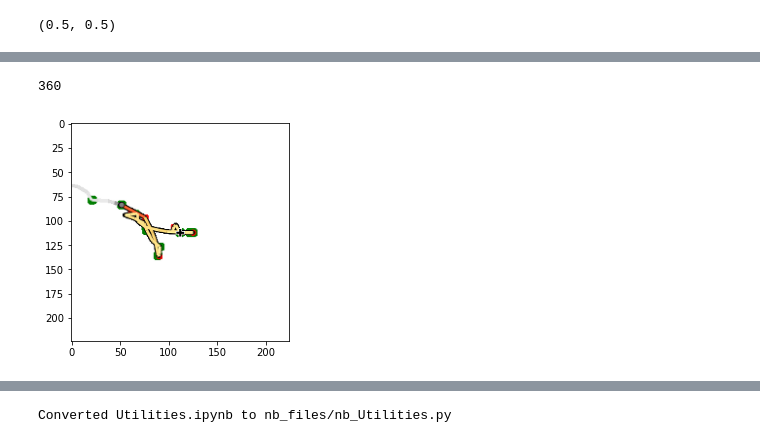
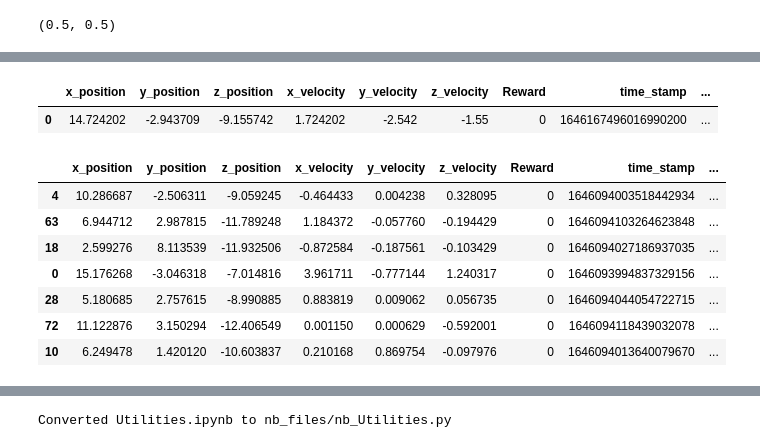
Before and after one commit to SBrewer15/AirSim-UAV-Reinforcement-Learning, a Jupyter notebook: Utilities.ipynb, the cells around one changed output, grey strips where cells are left out. Cells and saved outputs as stored; diff of their text form; code cells hidden in the pictures.

```diff
--- a/Utilities.ipynb
+++ b/Utilities.ipynb
@@ -177,6 +188,9 @@ class GPShistory:
     def saveGPS2csv(self, filename):
         self.df.to_csv(filename, index=False)
 
+    def loadGPScsv(self, filename):
+        self.df=pd.read_csv(filename)
+
     def GPS2image(self, Save=False, path='data', filename='Test'):
         df=self.df.copy()
         # no fly zones still need to be implimented
@@ -197,7 +211,7 @@ class GPShistory:
                 clr='YlOrRd'; rad=20
                 x_cntr=frame.loc[frame.index[-1],'x_position']
                 y_cntr=frame.loc[frame.index[-1],'y_position']
-                #plt.plot(frame['x_position'], frame['y_position'], color='k', lw=6) # makes a black edge to line
+                # plt.plot(frame['x_position'], frame['y_position'], color='k', lw=6) # makes a black edge to line (not working in linux)
                 # set the most recent position to the center of plot and shows 20 meters in all directions
                 plt.xlim(x_cntr-rad,x_cntr+rad); plt.ylim(y_cntr-rad,y_cntr+rad)
 
@@ -220,7 +234,12 @@ class GPShistory:
         # plot to image array
         arr = np.frombuffer(fig.canvas.tostring_rgb(), dtype=np.uint8)
         arr = arr.reshape(fig.canvas.get_width_height()[::-1] + (3,))
-        plt.close('all')
+        plt.close(fig)
+        plt.figure().clear()
+        plt.close()
+        plt.cla()
+        plt.clf()
+        # this padding only works for 224x224 images
         arr=cv2.resize(arr[11:arr.shape[0]-28,38:arr.shape[0]-10], (self.sz), interpolation=cv2.INTER_CUBIC)
         img=arr.copy()
         arr=arr.reshape((3,)+self.sz)
@@ -230,7 +249,7 @@ class GPShistory:
             fig = plt.figure()
             plt.imshow(img)
             fig.savefig(filename+'.png')
-            plt.close('all')
+            plt.close(fig)
 
         return arr
 # %%
@@ -339,12 +277,0 @@ arr = arr.reshape(fig.canvas.get_width_height()[::-1] + (3,))
-# %%
-arr.shape[0]
-# %% [output]
-360
-# %%
-import cv2
-img=cv2.resize(arr[11:arr.shape[0]-28,38:arr.shape[0]-10], (sz), interpolation=cv2.INTER_CUBIC)
-
-plt.imshow(img)
-plt.show()
-# %% [output]
-[figure, removed]
@@ -350,0 +280,5 @@ plt.show()
+# %%
+df_gps.df
+# %% [output]
+|  | x_position | y_position | z_position | x_velocity | y_velocity | z_velocity | Reward | time_stamp | ... |
+| 0 | 14.724202 | -2.943709 | -9.155742 | 1.724202 | -2.542 | -1.55 | 0 | 1646167496016990200 | ... |
@@ -350,0 +287,11 @@ plt.show()
+# %%
+df_gps.df.sample(7)
+# %% [output]
+|  | x_position | y_position | z_position | x_velocity | y_velocity | z_velocity | Reward | time_stamp | ... |
+| 4 | 10.286687 | -2.506311 | -9.059245 | -0.464433 | 0.004238 | 0.328095 | 0 | 1646094003518442934 | ... |
+| 63 | 6.944712 | 2.987815 | -11.789248 | 1.184372 | -0.057760 | -0.194429 | 0 | 1646094103264623848 | ... |
+| 18 | 2.599276 | 8.113539 | -11.932506 | -0.872584 | -0.187561 | -0.103429 | 0 | 1646094027186937035 | ... |
+| 0 | 15.176268 | -3.046318 | -7.014816 | 3.961711 | -0.777144 | 1.240317 | 0 | 1646093994837329156 | ... |
+| 28 | 5.180685 | 2.757615 | -8.990885 | 0.883819 | 0.009062 | 0.056735 | 0 | 1646094044054722715 | ... |
+| 72 | 11.122876 | 3.150294 | -12.406549 | 0.001150 | 0.000629 | -0.592001 | 0 | 1646094118439032078 | ... |
+| 10 | 6.249478 | 1.420120 | -10.603837 | 0.210168 | 0.869754 | -0.097976 | 0 | 1646094013640079670 | ... |
```
Also changed, not shown: parts of 29 cells of this notebook.
